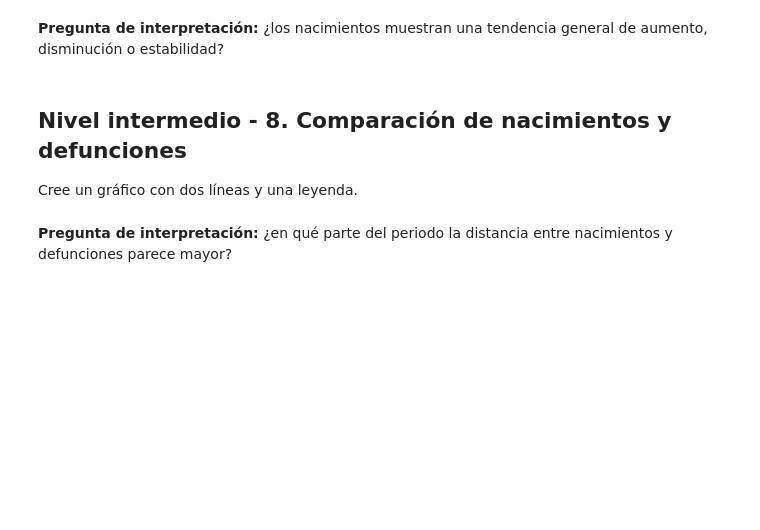
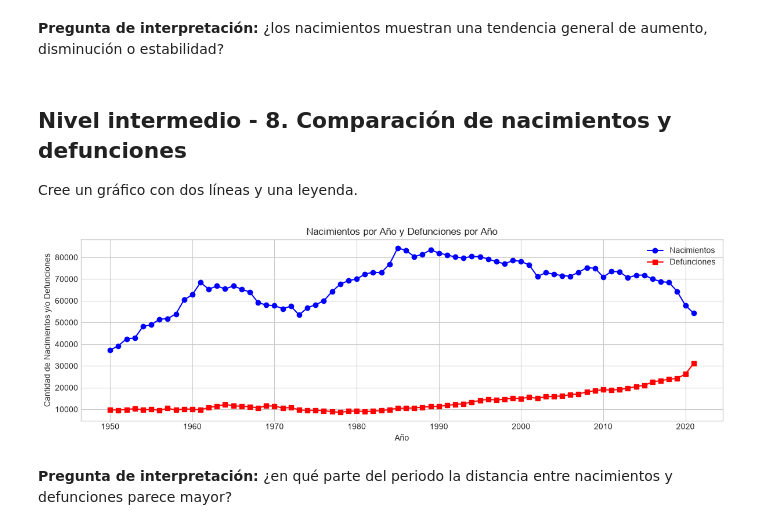
Before and after one commit to rmvargas79-beep/2026C2-G01-FUNDAMENTOS-DE-PYTHON, a Jupyter notebook: NOTEBOOKS/Clase 12/02 - Practicar Matplotlib.ipynb, the cells around one changed output. Drawn from its saved outputs; the diff is of its cells as text; code cells hidden in the pictures; blank space fills up the shorter version.

```diff
--- a/NOTEBOOKS/Clase 12/02 - Practicar Matplotlib.ipynb
+++ b/NOTEBOOKS/Clase 12/02 - Practicar Matplotlib.ipynb
@@ -166,9 +178,20 @@ Cree un gráfico con dos líneas y una leyenda.
 # %%
 # TODO: cree fig, ax = plt.subplots(figsize=(10, 4))
 # TODO: grafique Nacimientos y Defunciones contra Año
 # TODO: use colores distintos y label en cada línea
 # TODO: agregue título, etiquetas y leyenda
 # TODO: aplique plt.tight_layout() y plt.show()
+plt.figure(figsize=(12, 4))
+plt.plot(df["Año"], df["Nacimientos"], label="Nacimientos", color="blue", marker="o")
+plt.plot(df["Año"], df["Defunciones"], label="Defunciones", color="red", marker="s")
+plt.title("Nacimientos por Año y Defunciones por Año")
+plt.xlabel("Año")
+plt.ylabel("Cantidad de Nacimientos y/o Defunciones")
+plt.tight_layout()
+plt.legend()
+plt.show()
+# %% [output]
+[figure, added]
 # %% [markdown]
 **Pregunta de interpretación:** ¿en qué parte del periodo la distancia entre nacimientos y defunciones parece mayor?
 # %% [markdown]
```
Also changed, not shown: parts of 3 cells of this notebook.
